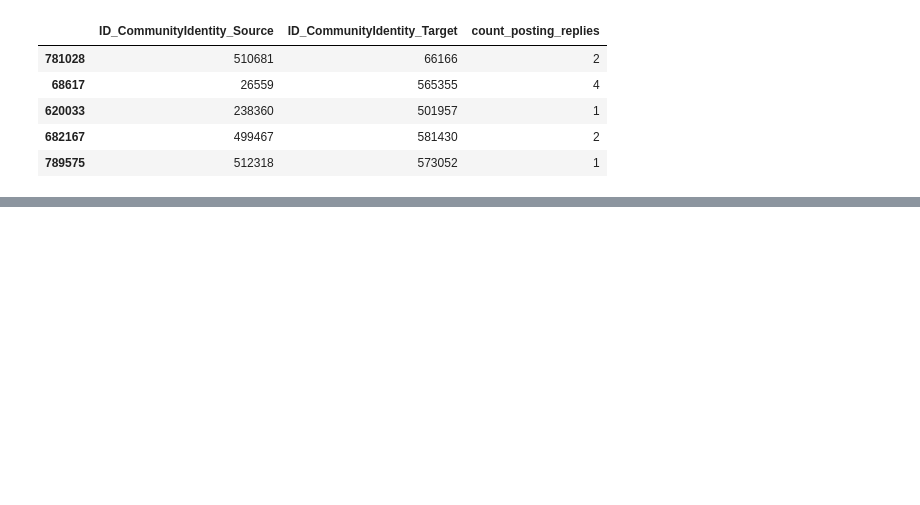
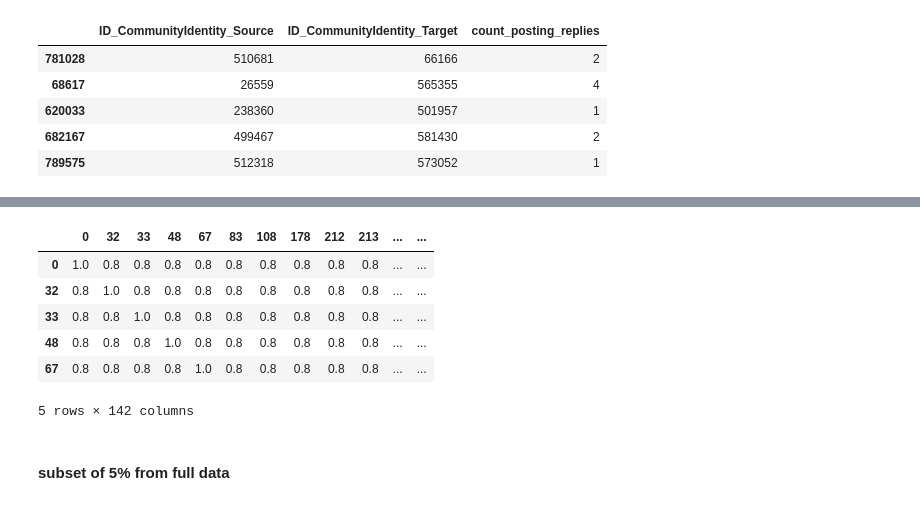
Before and after one commit to babiyivan/network-role-mining, a Jupyter notebook: rolesim.ipynb, the cells around one changed output, grey strips where cells are left out. Cells and saved outputs as stored; diff of their text form; code cells hidden in the pictures; blank space fills up the shorter version.

```diff
--- a/rolesim.ipynb
+++ b/rolesim.ipynb
@@ -144,0 +269,8 @@ Final iteration
+# %%
+# Create mapping dictionaries
+node_to_index_dict = {node: idx for idx, node in enumerate(actual_data_graph.nodes())}
+index_to_node_dict = {idx: node for node, idx in node_to_index_dict.items()}
+# Relabel the graph nodes to integers
+actual_data_graph = nx.relabel_nodes(actual_data_graph, node_to_index_dict)
+print(f"Number of nodes: {actual_data_graph.number_of_nodes()}")
+print(f"Number of edges: {actual_data_graph.number_of_edges()}")
@@ -144,0 +280,5 @@ Final iteration
+# %%
+# Run RoleSim on graph
+current_iteration = full_operation(actual_data_graph)
+# Save the final RoleSim similarity graph?
+nx.write_graphml(current_iteration, f'results/rolesim/replies-{G.number_of_nodes()}-similarity.graphml')
@@ -144,0 +303,33 @@ Final iteration
+# %%
+# Load the similarity graph
+# similarity_graph = nx.read_graphml('RoleSim/role_similarity.graphml')
+similarity_graph = current_iteration
+# %%
+# Get the list of nodes and create a mapping for sequential indices
+nodes = list(similarity_graph.nodes())
+node_to_index = {node: idx for idx, node in enumerate(nodes)}
+n = len(nodes)
+
+# Initialize the dissimilarity matrix
+dissimilarity_matrix = np.ones((n, n))  # Start with all ones (max dissimilarity)
+
+# Fill in the matrix with 1 - similarity scores
+for edge in similarity_graph.edges(data=True):
+    source = node_to_index[edge[0]]  # Map source node to sequential index
+    target = node_to_index[edge[1]]  # Map target node to sequential index
+    similarity = edge[2].get('weight', 0)  # Similarity score (default 0)
+    dissimilarity = 1 - similarity
+    dissimilarity_matrix[source, target] = dissimilarity
+    dissimilarity_matrix[target, source] = dissimilarity  # Ensure symmetry
+# %%
+# Create a DataFrame for easier handling
+dissimilarity_df = pd.DataFrame(dissimilarity_matrix, index=nodes, columns=nodes)
+dissimilarity_df.head()
+# %% [output]
+|  | 0 | 32 | 33 | 48 | 67 | 83 | 108 | 178 | 212 | 213 | ... | ... |
+| 0 | 1.0 | 0.8 | 0.8 | 0.8 | 0.8 | 0.8 | 0.8 | 0.8 | 0.8 | 0.8 | ... | ... |
+| 32 | 0.8 | 1.0 | 0.8 | 0.8 | 0.8 | 0.8 | 0.8 | 0.8 | 0.8 | 0.8 | ... | ... |
+| 33 | 0.8 | 0.8 | 1.0 | 0.8 | 0.8 | 0.8 | 0.8 | 0.8 | 0.8 | 0.8 | ... | ... |
+| 48 | 0.8 | 0.8 | 0.8 | 1.0 | 0.8 | 0.8 | 0.8 | 0.8 | 0.8 | 0.8 | ... | ... |
+| 67 | 0.8 | 0.8 | 0.8 | 0.8 | 1.0 | 0.8 | 0.8 | 0.8 | 0.8 | 0.8 | ... | ... |
+5 rows × 142 columns
@@ -144,0 +341,2 @@ Final iteration
+# %% [markdown]
+#### subset of 5% from full data
```
Also changed, not shown: parts of 48 cells of this notebook.
